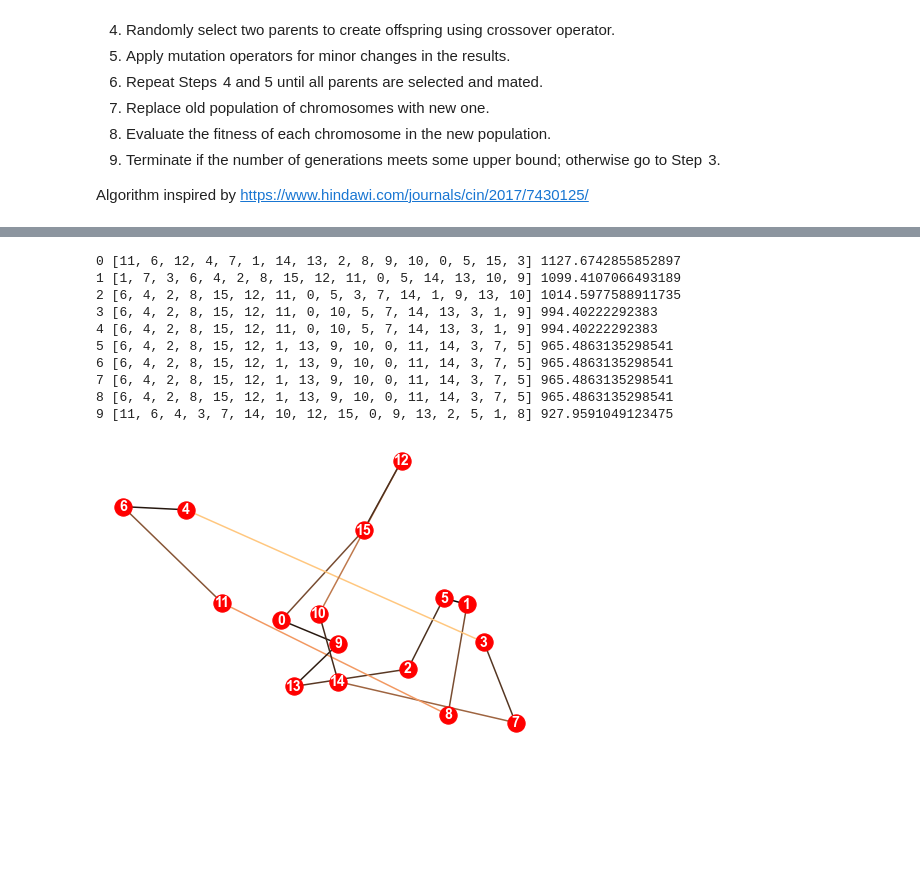
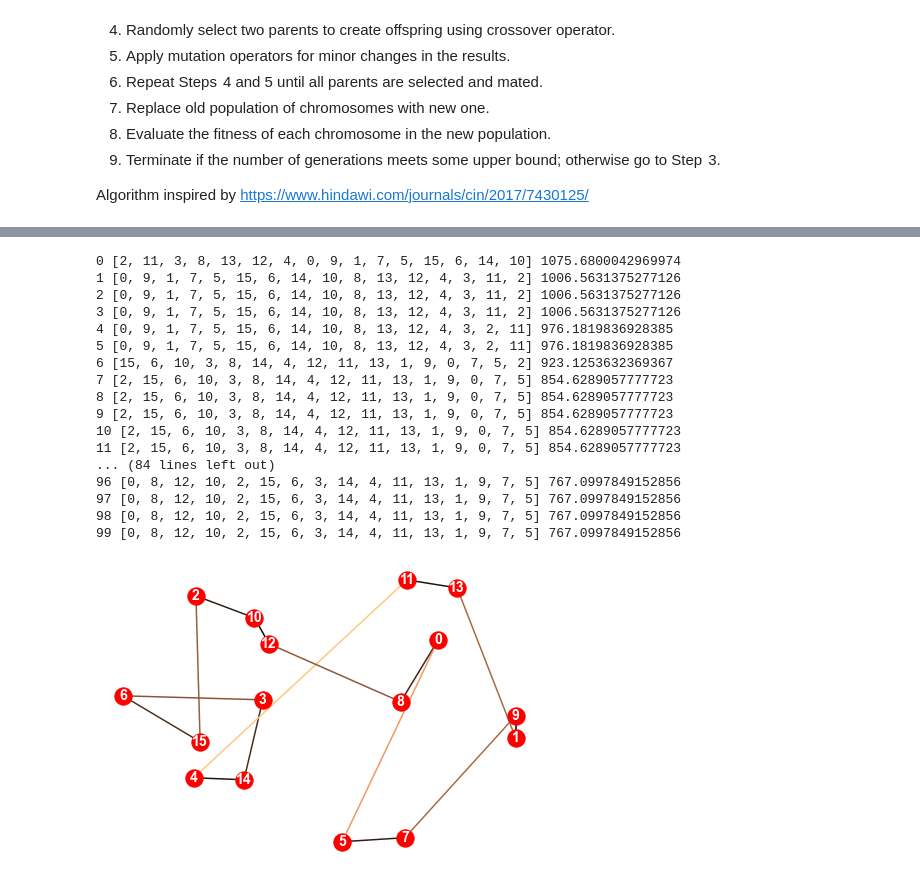
Before and after one commit to danielj0nes/metaheuristics, a Jupyter notebook: tsp_GA_dj.ipynb, the cells around one changed output, grey strips where cells are left out. Drawn from its saved outputs; the diff is of its cells as text; code cells hidden in the pictures; blank space fills up the shorter version.

Commit message:
no longer picking random gene from same parent

```diff
--- a/tsp_GA_dj.ipynb
+++ b/tsp_GA_dj.ipynb
@@ -218,8 +218,7 @@ class GA:
         """Apply ordered crossover to two parents"""
         partial_a = []
         partial_b = []
-        gene_a = choice(parent_a)
-        gene_b = choice(parent_a)
+        gene_a, gene_b = choice(parent_a), choice(parent_b)
         for i in range(min(gene_a, gene_b), max(gene_a, gene_b)):
             partial_a.append(parent_a[i])
         partial_b = [gene for gene in parent_b if gene not in partial_a]
@@ -261,16 +260,23 @@ draw(G)
 # %%
 ga = GA(G, P=100)
-best = ga.ga_solve(generations=10)
+best = ga.ga_solve(generations=100)
 draw(G, best)
 # %% [output]
-0 [11, 6, 12, 4, 7, 1, 14, 13, 2, 8, 9, 10, 0, 5, 15, 3] 1127.6742855852897
-1 [1, 7, 3, 6, 4, 2, 8, 15, 12, 11, 0, 5, 14, 13, 10, 9] 1099.4107066493189
-2 [6, 4, 2, 8, 15, 12, 11, 0, 5, 3, 7, 14, 1, 9, 13, 10] 1014.5977588911735
-3 [6, 4, 2, 8, 15, 12, 11, 0, 10, 5, 7, 14, 13, 3, 1, 9] 994.40222292383
-4 [6, 4, 2, 8, 15, 12, 11, 0, 10, 5, 7, 14, 13, 3, 1, 9] 994.40222292383
-5 [6, 4, 2, 8, 15, 12, 1, 13, 9, 10, 0, 11, 14, 3, 7, 5] 965.4863135298541
-6 [6, 4, 2, 8, 15, 12, 1, 13, 9, 10, 0, 11, 14, 3, 7, 5] 965.4863135298541
-7 [6, 4, 2, 8, 15, 12, 1, 13, 9, 10, 0, 11, 14, 3, 7, 5] 965.4863135298541
-8 [6, 4, 2, 8, 15, 12, 1, 13, 9, 10, 0, 11, 14, 3, 7, 5] 965.4863135298541
-9 [11, 6, 4, 3, 7, 14, 10, 12, 15, 0, 9, 13, 2, 5, 1, 8] 927.9591049123475
+0 [2, 11, 3, 8, 13, 12, 4, 0, 9, 1, 7, 5, 15, 6, 14, 10] 1075.6800042969974
+1 [0, 9, 1, 7, 5, 15, 6, 14, 10, 8, 13, 12, 4, 3, 11, 2] 1006.5631375277126
+2 [0, 9, 1, 7, 5, 15, 6, 14, 10, 8, 13, 12, 4, 3, 11, 2] 1006.5631375277126
+3 [0, 9, 1, 7, 5, 15, 6, 14, 10, 8, 13, 12, 4, 3, 11, 2] 1006.5631375277126
+4 [0, 9, 1, 7, 5, 15, 6, 14, 10, 8, 13, 12, 4, 3, 2, 11] 976.1819836928385
+5 [0, 9, 1, 7, 5, 15, 6, 14, 10, 8, 13, 12, 4, 3, 2, 11] 976.1819836928385
+6 [15, 6, 10, 3, 8, 14, 4, 12, 11, 13, 1, 9, 0, 7, 5, 2] 923.1253632369367
+7 [2, 15, 6, 10, 3, 8, 14, 4, 12, 11, 13, 1, 9, 0, 7, 5] 854.6289057777723
+8 [2, 15, 6, 10, 3, 8, 14, 4, 12, 11, 13, 1, 9, 0, 7, 5] 854.6289057777723
+9 [2, 15, 6, 10, 3, 8, 14, 4, 12, 11, 13, 1, 9, 0, 7, 5] 854.6289057777723
+10 [2, 15, 6, 10, 3, 8, 14, 4, 12, 11, 13, 1, 9, 0, 7, 5] 854.6289057777723
+11 [2, 15, 6, 10, 3, 8, 14, 4, 12, 11, 13, 1, 9, 0, 7, 5] 854.6289057777723
+... (84 lines left out)
+96 [0, 8, 12, 10, 2, 15, 6, 3, 14, 4, 11, 13, 1, 9, 7, 5] 767.0997849152856
+97 [0, 8, 12, 10, 2, 15, 6, 3, 14, 4, 11, 13, 1, 9, 7, 5] 767.0997849152856
+98 [0, 8, 12, 10, 2, 15, 6, 3, 14, 4, 11, 13, 1, 9, 7, 5] 767.0997849152856
+99 [0, 8, 12, 10, 2, 15, 6, 3, 14, 4, 11, 13, 1, 9, 7, 5] 767.0997849152856
-[figure, old version]
+[figure, new version]
```
Also changed, not shown: parts of 2 cells of this notebook.
